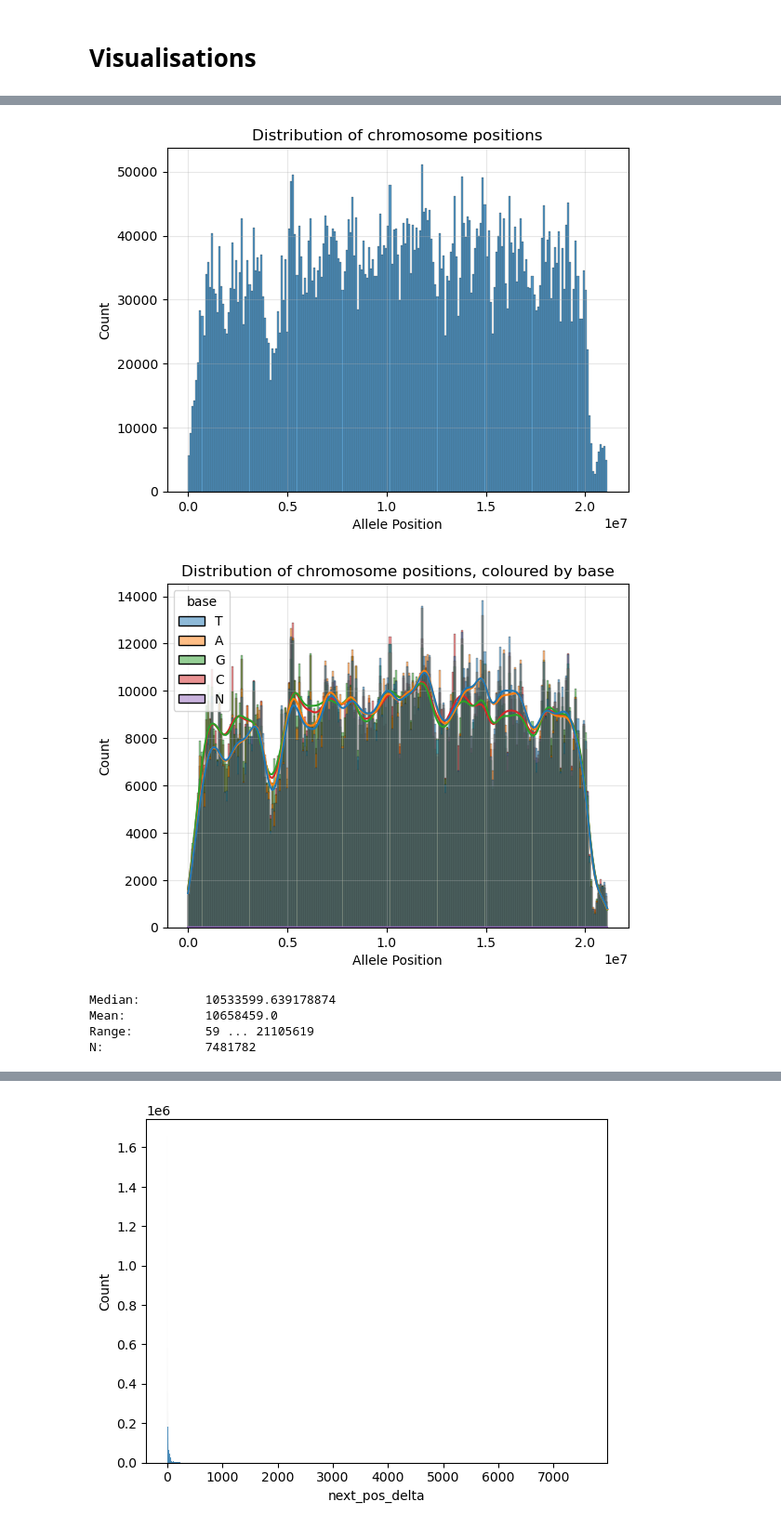
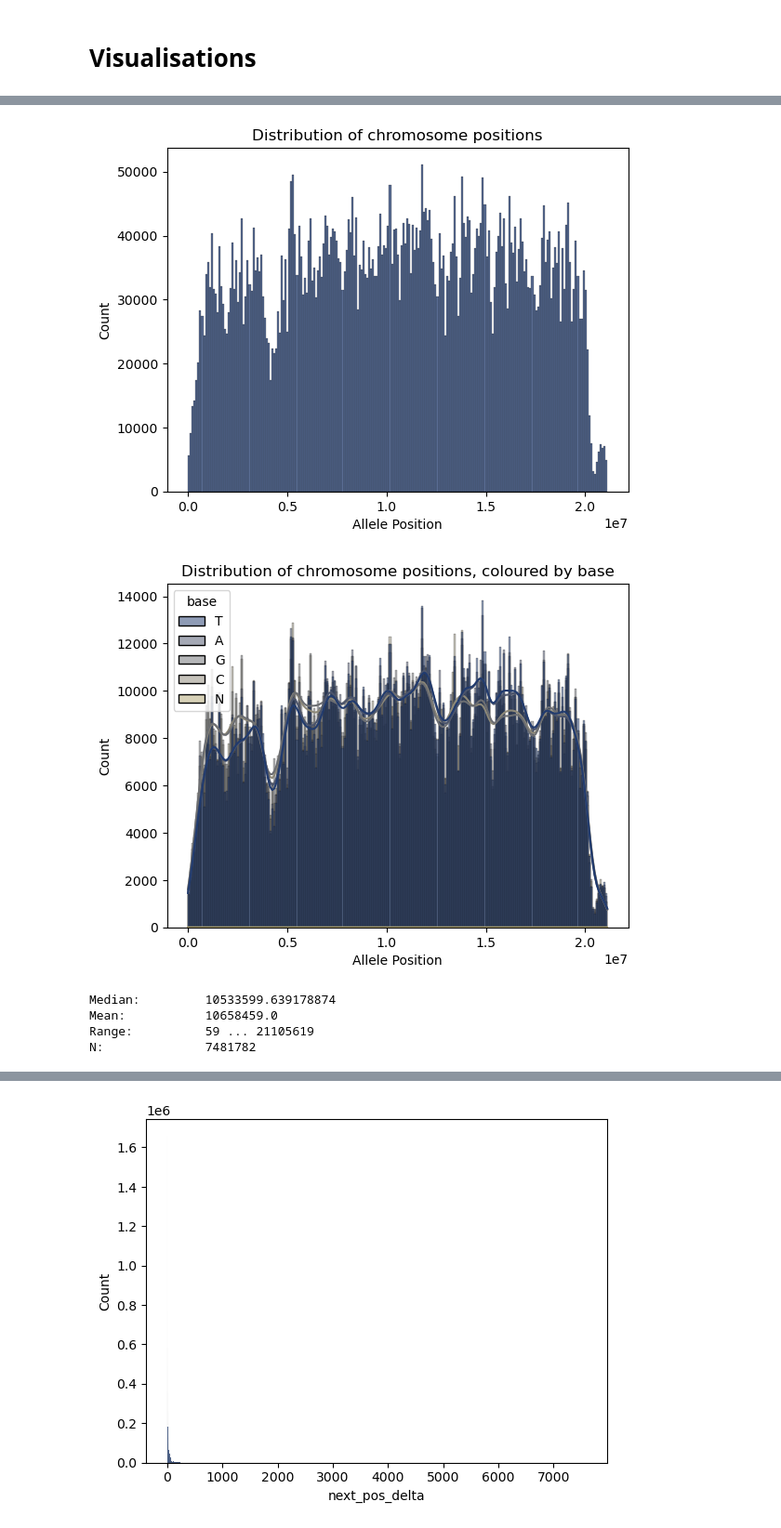
Before and after one commit to Vostanis/predicting_DFE, a Jupyter notebook: notebooks/00_explore.ipynb, the cells around one changed output, grey strips where cells are left out. Shown at 93% size. Cells and saved outputs as stored; diff of their text form; code cells hidden in the pictures.

```diff
--- a/notebooks/00_explore.ipynb
+++ b/notebooks/00_explore.ipynb
@@ -16,6 +16,8 @@ Setting root of the project to: /home/kv/education/predicting_DFE
 This means we can bring in models from other directories (like ./models)
 # %%
 import pandas as pd
+import seaborn as sns
+sns.set_palette("cividis")
 
 # DATA_FILE_PATH = "../data/sample_data_500mb.sync"
 DATA_FILE_PATH = "../data/chromosome_2L.sync"
@@ -272,31 +254,31 @@ plt.show()
 # %%
 plt.title("Distribution of chromosome positions")
 sns.histplot(data=df, x='position')
 plt.xlabel("Allele Position")
-plt.grid(alpha=.3)
+# plt.grid(alpha=.3)
 plt.show()
 
 plt.title("Distribution of chromosome positions, coloured by base")
 sns.histplot(data=df, x='position', kde=True, hue='base')
 plt.xlabel("Allele Position")
-plt.grid(alpha=.3)
+# plt.grid(alpha=.3)
 plt.show()
 
 mean = df['position'].mean()
 median = df['position'].median()
 lowest = df['position'].min()
 highest = df['position'].max()
 n = df['position'].count()
 summary = f'''
 Median: \t{mean}
 Mean:   \t{median}
 Range:  \t{lowest} ... {highest}
 N:      \t{n}
 '''
 print(summary)
 # %% [output]
-[figure, old version]
+[figure, new version]
-[figure, old version]
+[figure, new version]
 Median:         10533599.639178874
 Mean:           10658459.0
 Range:          59 ... 21105619
```
Also changed, not shown: parts of 15 cells of this notebook, 24 other files.
